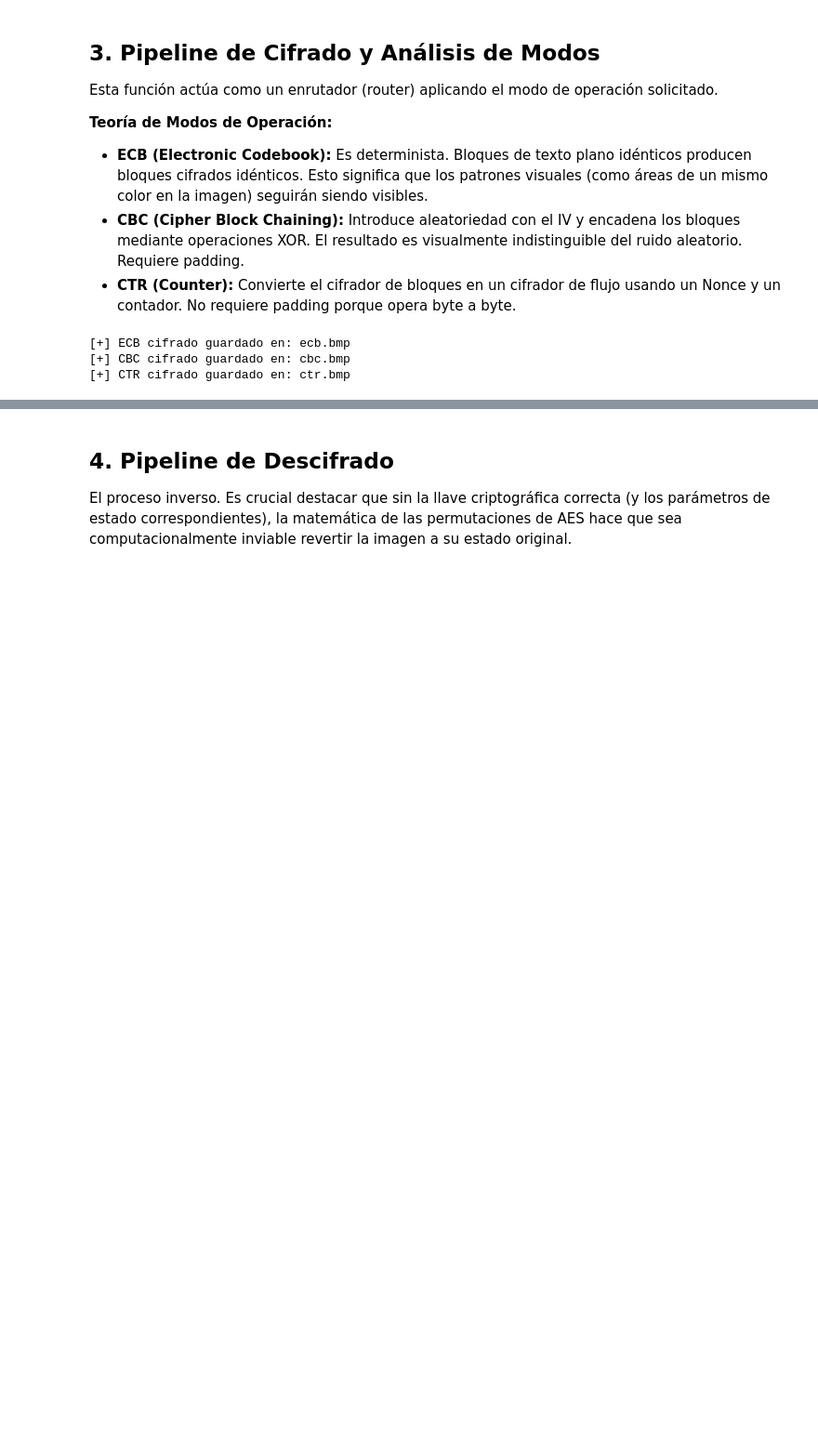
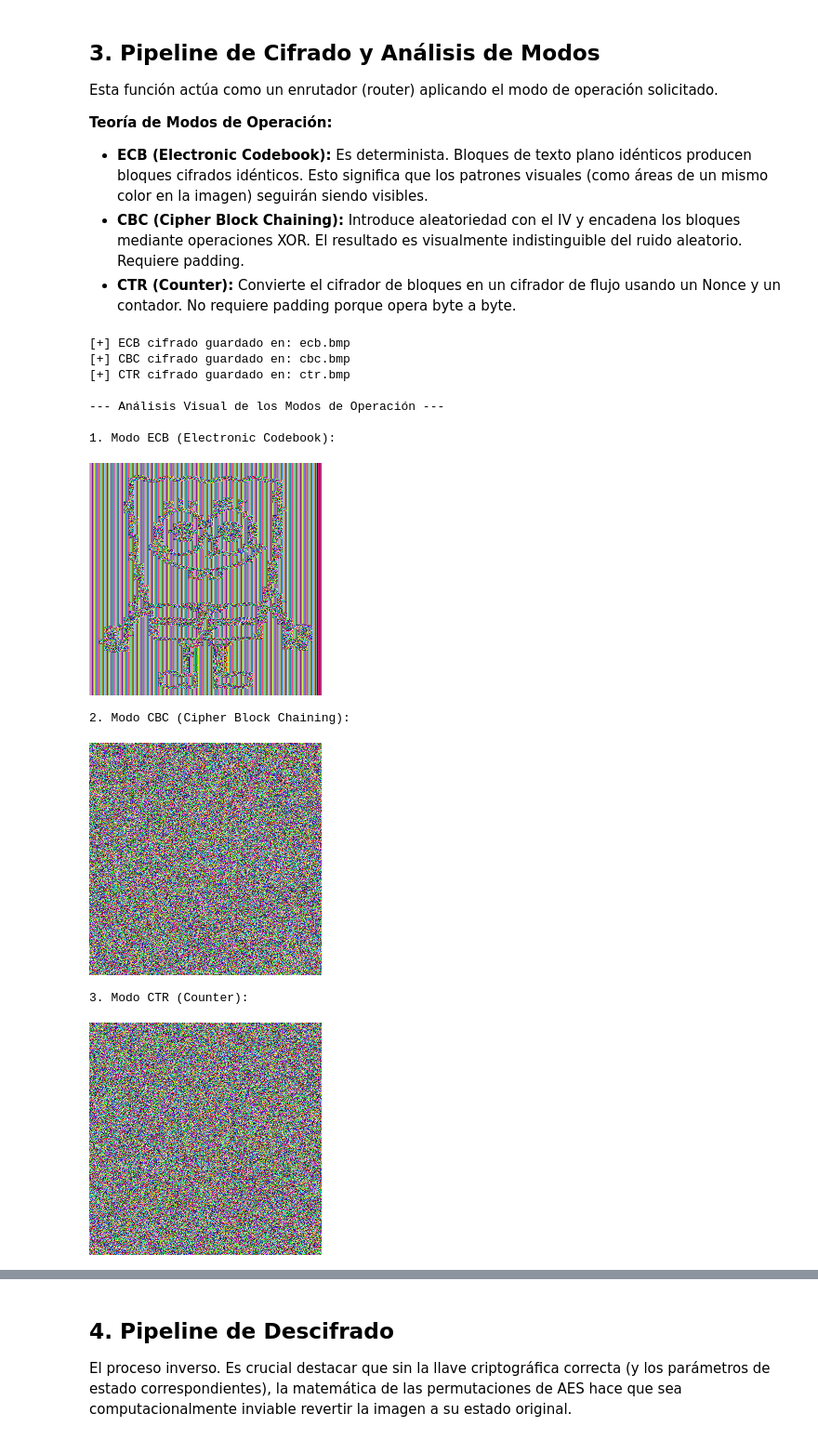
Before and after one commit to PerzivaL099/Ciberseguridad, a Jupyter notebook: aes-operation-modes/aes-operations.ipynb, the cells around one changed output, grey strips where cells are left out. Shown at 93% size. Cells and saved outputs as stored; diff of their text form; code cells hidden in the pictures; blank space fills up the shorter version.

```diff
--- a/aes-operation-modes/aes-operations.ipynb
+++ b/aes-operation-modes/aes-operations.ipynb
@@ -69,6 +69,9 @@ Esta función actúa como un enrutador (router) aplicando el modo de operación
 * **CBC (Cipher Block Chaining):** Introduce aleatoriedad con el IV y encadena los bloques mediante operaciones XOR. El resultado es visualmente indistinguible del ruido aleatorio. Requiere padding.
 * **CTR (Counter):** Convierte el cifrador de bloques en un cifrador de flujo usando un Nonce y un contador. No requiere padding porque opera byte a byte.
 # %%
+from PIL import Image
+from IPython.display import display
+
 def encrypt_bmp(input_file, output_file, mode_name, material):
     header, body = read_bmp(input_file)
     key = bytes.fromhex(material["key"])
@@ -78,31 +81,52 @@ def encrypt_bmp(input_file, output_file, mode_name, material):
         body_padded = pad(body)
         encrypted = cipher.encrypt(body_padded)
         encrypted = encrypted[:len(body)]
 
     elif mode_name == "CBC":
         iv = bytes.fromhex(material["iv"])
         cipher = AES.new(key, AES.MODE_CBC, iv=iv)
         body_padded = pad(body)
         encrypted = cipher.encrypt(body_padded)
         encrypted = encrypted[:len(body)]
 
     elif mode_name == "CTR":
         nonce = bytes.fromhex(material["nonce"])
         cipher = AES.new(key, AES.MODE_CTR, nonce=nonce)
         encrypted = cipher.encrypt(body)
 
     else:
         raise ValueError("Modo no soportado")
 
     write_bmp(output_file, header, encrypted)
     print(f"[+] {mode_name} cifrado guardado en: {output_file}")
 
-# Ejecución: Asegúrate de tener una imagen llamada "input.bmp"
+# 1. Ejecución del cifrado
 material = load_crypto_material(archivo_claves)
 encrypt_bmp("input.bmp", "ecb.bmp", "ECB", material)
 encrypt_bmp("input.bmp", "cbc.bmp", "CBC", material)
 encrypt_bmp("input.bmp", "ctr.bmp", "CTR", material)
+
+# 2. Despliegue visual en el Notebook
+print("\n--- Análisis Visual de los Modos de Operación ---")
+
+print("\n1. Modo ECB (Electronic Codebook):")
+display(Image.open("ecb.bmp"))
+
+print("\n2. Modo CBC (Cipher Block Chaining):")
+display(Image.open("cbc.bmp"))
+
+print("\n3. Modo CTR (Counter):")
+display(Image.open("ctr.bmp"))
 # %% [output]
 [+] ECB cifrado guardado en: ecb.bmp
 [+] CBC cifrado guardado en: cbc.bmp
 [+] CTR cifrado guardado en: ctr.bmp
+
+--- Análisis Visual de los Modos de Operación ---
+
+1. Modo ECB (Electronic Codebook):
+[figure, added]
+2. Modo CBC (Cipher Block Chaining):
+[figure, added]
+3. Modo CTR (Counter):
+[figure, added]
```
Also changed, not shown: parts of 7 cells of this notebook, 4 other files.
